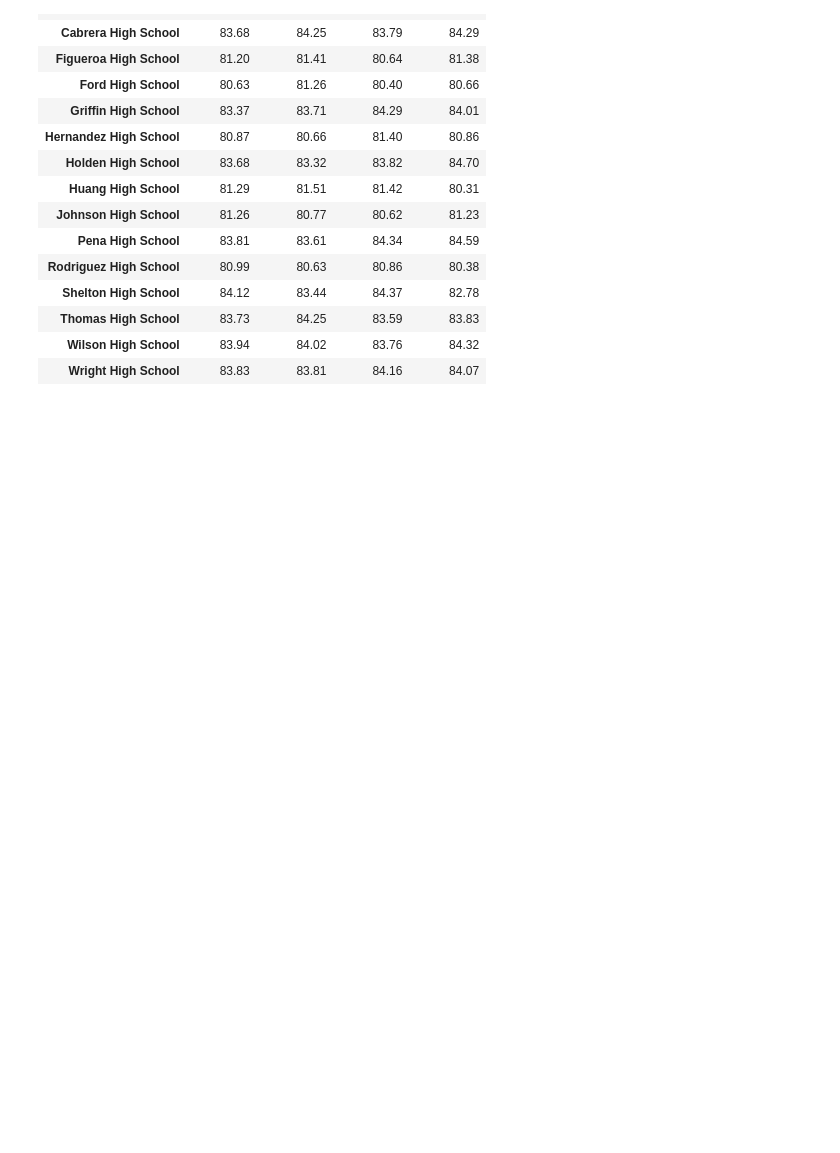
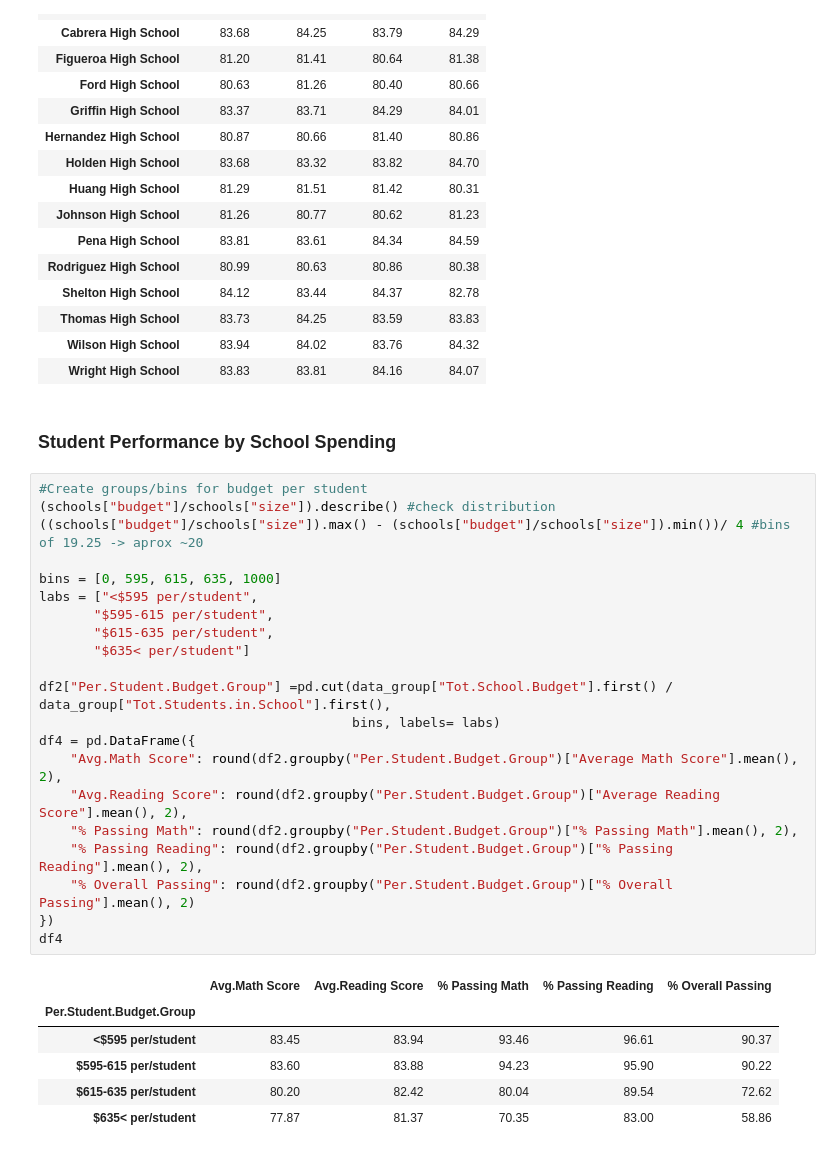
Before and after one commit to martinsingla/Challenge-Pandas, a Jupyter notebook: PyCitySchools/script.ipynb, the cells around one changed output. Drawn from its saved outputs; the diff is of its cells as text; blank space fills up the shorter version.

```diff
--- a/PyCitySchools/script.ipynb
+++ b/PyCitySchools/script.ipynb
@@ -193,3 +215,33 @@ df3
 | Thomas High School | 83.73 | 84.25 | 83.59 | 83.83 |
 | Wilson High School | 83.94 | 84.02 | 83.76 | 84.32 |
 | Wright High School | 83.83 | 83.81 | 84.16 | 84.07 |
+# %% [markdown]
+### Student Performance by School Spending
+# %%
+#Create groups/bins for budget per student
+(schools["budget"]/schools["size"]).describe() #check distribution
+((schools["budget"]/schools["size"]).max() - (schools["budget"]/schools["size"]).min())/ 4 #bins of 19.25 -> aprox ~20
+
+bins = [0, 595, 615, 635, 1000]
+labs = ["<$595 per/student",
+       "$595-615 per/student",
+       "$615-635 per/student",
+       "$635< per/student"]
+
+df2["Per.Student.Budget.Group"] =pd.cut(data_group["Tot.School.Budget"].first() / data_group["Tot.Students.in.School"].first(),
+                                        bins, labels= labs)
+df4 = pd.DataFrame({
+    "Avg.Math Score": round(df2.groupby("Per.Student.Budget.Group")["Average Math Score"].mean(), 2),
+    "Avg.Reading Score": round(df2.groupby("Per.Student.Budget.Group")["Average Reading Score"].mean(), 2),
+    "% Passing Math": round(df2.groupby("Per.Student.Budget.Group")["% Passing Math"].mean(), 2),
+    "% Passing Reading": round(df2.groupby("Per.Student.Budget.Group")["% Passing Reading"].mean(), 2),
+    "% Overall Passing": round(df2.groupby("Per.Student.Budget.Group")["% Overall Passing"].mean(), 2)
+})
+df4
+# %% [output]
+|  | Avg.Math Score | Avg.Reading Score | % Passing Math | % Passing Reading | % Overall Passing |
+| Per.Student.Budget.Group |  |  |  |  |  |
+| <$595 per/student | 83.45 | 83.94 | 93.46 | 96.61 | 90.37 |
+| $595-615 per/student | 83.60 | 83.88 | 94.23 | 95.90 | 90.22 |
+| $615-635 per/student | 80.20 | 82.42 | 80.04 | 89.54 | 72.62 |
+| $635< per/student | 77.87 | 81.37 | 70.35 | 83.00 | 58.86 |
```
Also changed, not shown: parts of 17 cells of this notebook.
